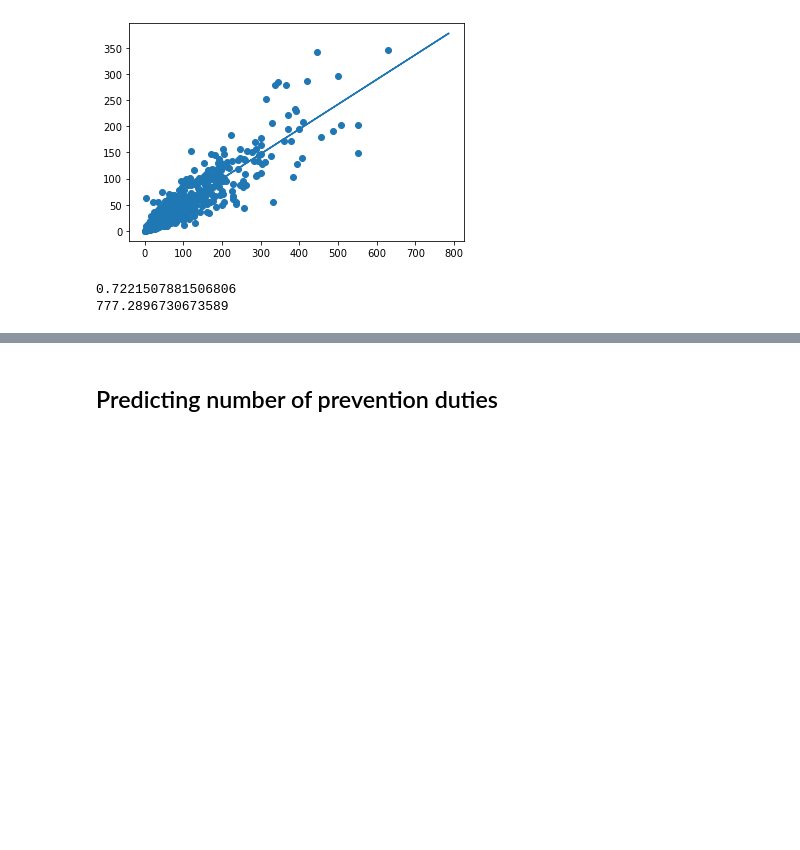
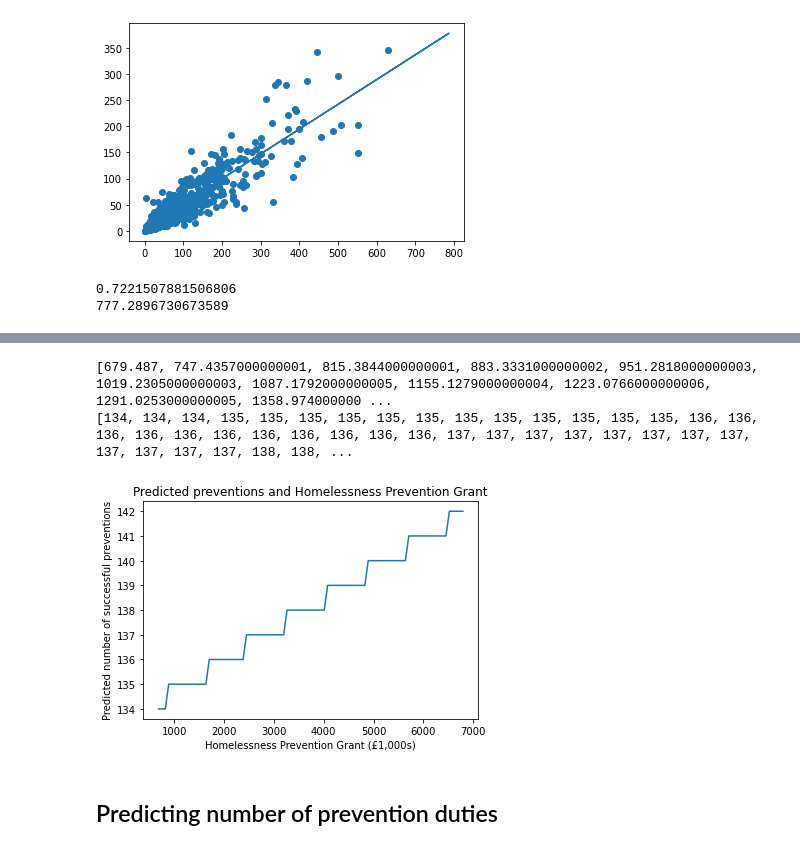
Before and after one commit to lu-fisher/Homelessness-reasons, a Jupyter notebook: Machine learning.ipynb, the cells around one changed output, grey strips where cells are left out. Drawn from its saved outputs; the diff is of its cells as text; code cells hidden in the pictures; blank space fills up the shorter version.

```diff
--- a/Machine learning.ipynb
+++ b/Machine learning.ipynb
@@ -283,3 +334,36 @@ plt.show()
+# %%
+#Plotting a graph showing how predicted numbers of successful preventions increase (minimally) as hypothetical HPG grant increases
+
+HPG_values = []
+predicted_values = []
+
+for x in np.arange(1, 10.1, 0.1):
+    X_values_dict = {
+    'total_prevention_duty': 243,
+    'year': 2022,
+    'population_density': 574,
+    'percent_unemployed': 3,
+    'affordability_ratio': 10.12,
+    'london': 0,
+    'north_west': 0,
+    'yorkshire': 0,
+    'HPG_grant': (679487.0 * x)
+    }
+    X_values1 = [list(X_values_dict.values())]
+    X_values2 = scaler.transform(X_values1)
+    predicted_preventions = model.predict(X_values2)
+    HPG_values.append(X_values_dict['HPG_grant'] / 1000)
+    predicted_values.append(int(predicted_preventions))
+
+plt.plot(HPG_values, predicted_values)
+plt.xlabel("Homelessness Prevention Grant (£1,000s)")
+plt.ylabel("Predicted number of successful preventions")
+plt.title("Predicted preventions and Homelessness Prevention Grant")
+plt.show()
+# %% [output]
+[679.487, 747.4357000000001, 815.3844000000001, 883.3331000000002, 951.2818000000003, 1019.2305000000003, 1087.1792000000005, 1155.1279000000004, 1223.0766000000006, 1291.0253000000005, 1358.974000000 ...
+[134, 134, 134, 135, 135, 135, 135, 135, 135, 135, 135, 135, 135, 135, 135, 136, 136, 136, 136, 136, 136, 136, 136, 136, 136, 136, 137, 137, 137, 137, 137, 137, 137, 137, 137, 137, 137, 137, 138, 138, ...
+[figure, added]
 # %% [markdown]
 ## Predicting number of prevention duties
 # %%
```
Also changed, not shown: parts of 20 cells of this notebook, 2 other files.
